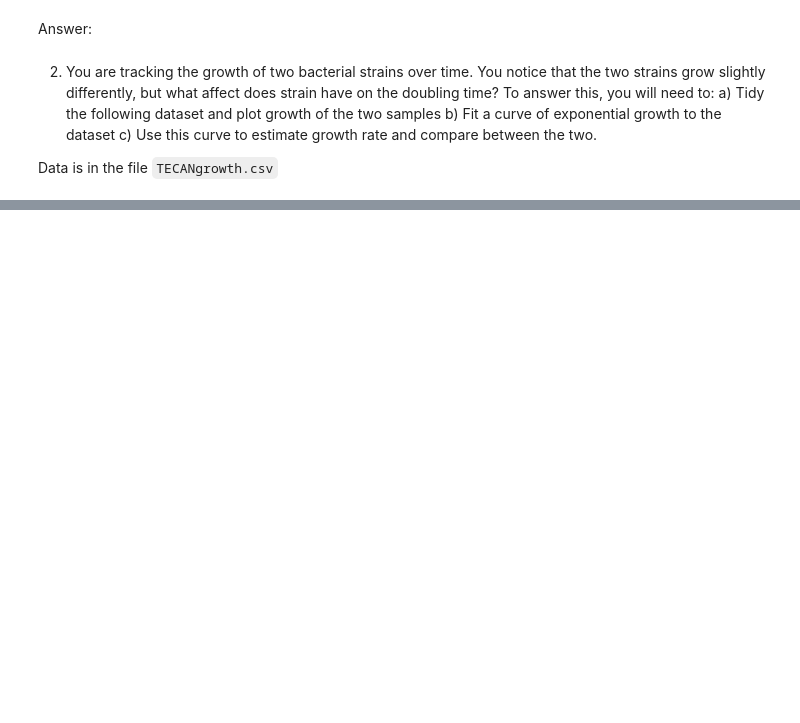
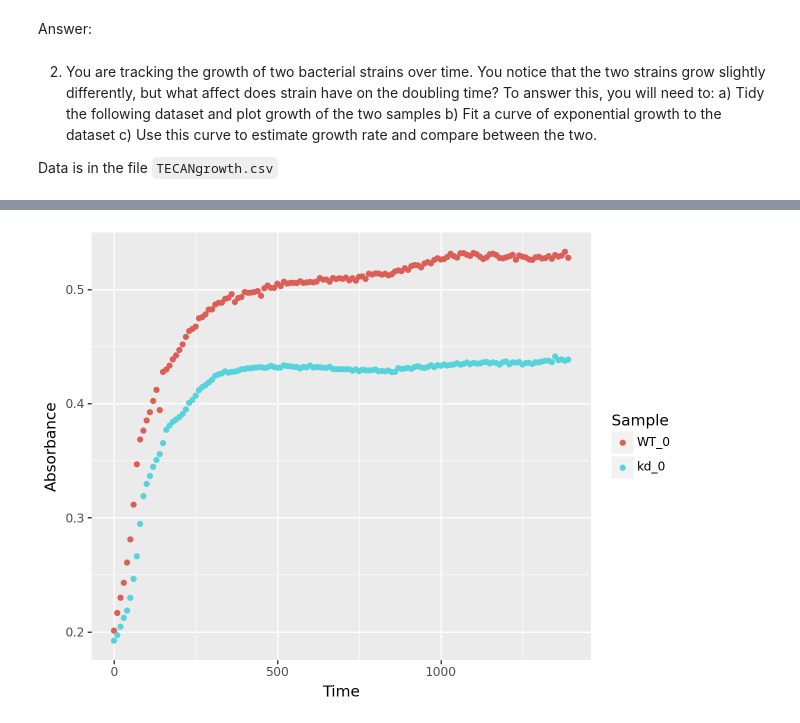
Before and after one commit to timplab/bcmb_bootcamp, a Jupyter notebook: day5/assignments/lunchproblemset_2022.ipynb, the cells around one changed output, grey strips where cells are left out. Cells and saved outputs as stored; diff of their text form; code cells hidden in the pictures; blank space fills up the shorter version.

```diff
--- a/day5/assignments/lunchproblemset_2022.ipynb
+++ b/day5/assignments/lunchproblemset_2022.ipynb
@@ -26,3 +60,7 @@ b) Fit a curve of exponential growth to the dataset
 c) Use this curve to estimate growth rate and compare between the two.
 
 Data is in the file `TECANgrowth.csv`
+# %%
+import pandas as pd
+data = pd.read_csv('/home/timp/bcmb_bootcamp/day4/data/TECANgrowth.csv')
+data
@@ -28,0 +72,3 @@ Data is in the file `TECANgrowth.csv`
+# %%
+data = data.rename(columns={'Unnamed: 0': 'Sample'})
+data
@@ -28,0 +80,3 @@ Data is in the file `TECANgrowth.csv`
+# %%
+melty= pd.melt(data, id_vars='Sample', var_name='Time', value_name='Absorbance')
+melty
@@ -28,0 +97,2 @@ Data is in the file `TECANgrowth.csv`
+# %%
+melty.Time=melty.Time.astype(float)
@@ -28,0 +101,4 @@ Data is in the file `TECANgrowth.csv`
+# %%
+p9.ggplot(data=melty, mapping=p9.aes(x='Time', y='Absorbance', color='Sample'))+p9.geom_point()
+# %% [output]
+[figure, added]
```
Also changed, not shown: parts of 20 cells of this notebook.
